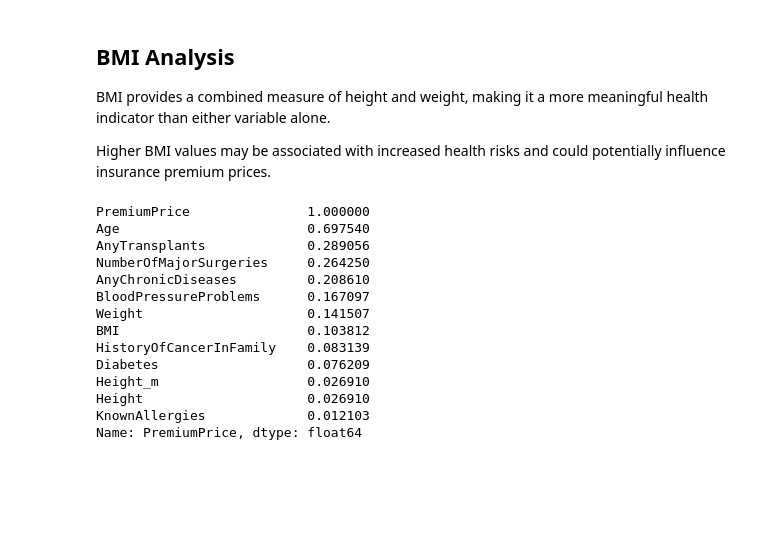
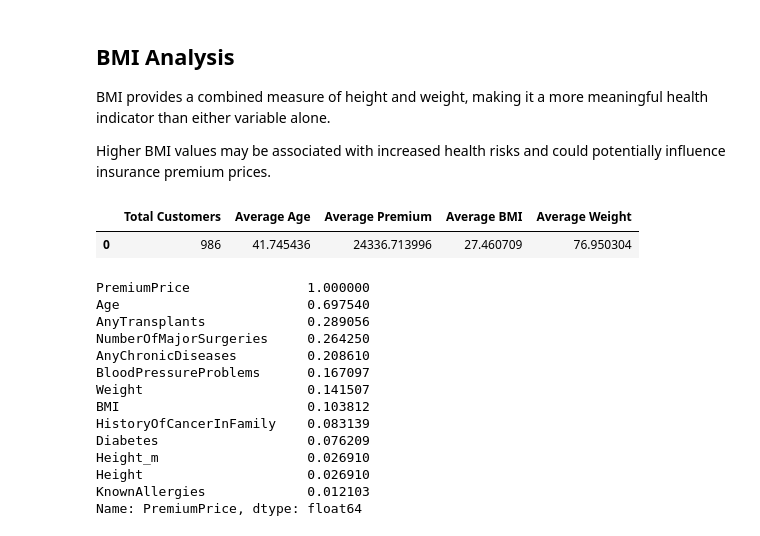
Before and after one commit to saravanabst/insurance-cost-prediction, a Jupyter notebook: notebooks/Feature_Engineering.ipynb, the cells around one changed output. Saved outputs shown, nothing was run; the diff lists cells and outputs as text; code cells hidden in the pictures; blank space fills up the shorter version.

```diff
--- a/notebooks/Feature_Engineering.ipynb
+++ b/notebooks/Feature_Engineering.ipynb
@@ -72,3 +72,16 @@ plt.show()
 BMI provides a combined measure of height and weight, making it a more meaningful health indicator than either variable alone.
 
 Higher BMI values may be associated with increased health risks and could potentially influence insurance premium prices.
+# %%
+# Executive KPI Dataset
+summary = pd.DataFrame({
+    "Total Customers":[len(df)],
+    "Average Age":[df["Age"].mean()],
+    "Average Premium":[df["PremiumPrice"].mean()],
+    "Average BMI":[df["BMI"].mean()],
+    "Average Weight":[df["Weight"].mean()]
+})
+summary
+# %% [output]
+|  | Total Customers | Average Age | Average Premium | Average BMI | Average Weight |
+| 0 | 986 | 41.745436 | 24336.713996 | 27.460709 | 76.950304 |
```
Also changed, not shown: parts of 1 cell of this notebook, 3 other files.
